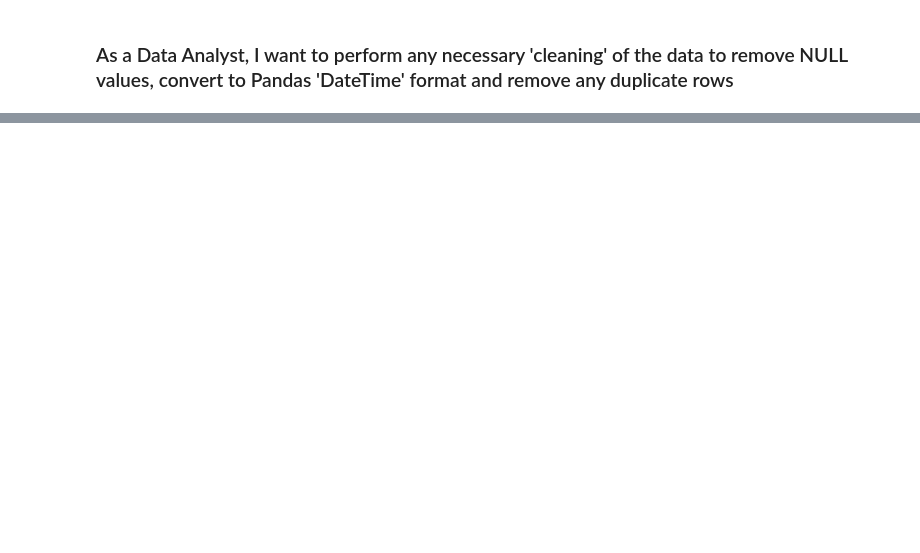
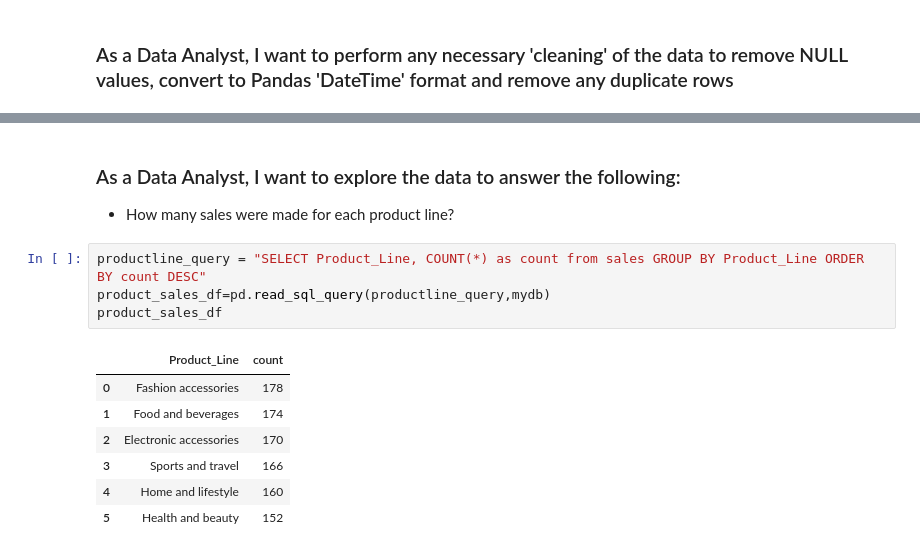
Before and after one commit to JenVega09/ExploratoryDataAnalysis, a Jupyter notebook: exploratory_data_analysis.ipynb, the cells around one changed output, grey strips where cells are left out. Saved outputs shown, nothing was run; the diff lists cells and outputs as text; blank space fills up the shorter version.

```diff
--- a/exploratory_data_analysis.ipynb
+++ b/exploratory_data_analysis.ipynb
@@ -19,2 +86,17 @@ InterfaceError: 2003: Can't connect to MySQL server on '%-.100s:%u' (%s) (Warnin
+# %% [markdown]
+### As a Data Analyst, I want to explore the data to answer the following:
+* How many sales were made for each product line?
+# %%
+productline_query = "SELECT Product_Line, COUNT(*) as count from sales GROUP BY Product_Line ORDER BY count DESC"
+product_sales_df=pd.read_sql_query(productline_query,mydb)
+product_sales_df
+# %% [output]
+|  | Product_Line | count |
+| 0 | Fashion accessories | 178 |
+| 1 | Food and beverages | 174 |
+| 2 | Electronic accessories | 170 |
+| 3 | Sports and travel | 166 |
+| 4 | Home and lifestyle | 160 |
+| 5 | Health and beauty | 152 |
 # %% [markdown]
 ### As a Data Analyst, I want to explore the data to answer the following:
```
Also changed, not shown: parts of 19 cells of this notebook.
